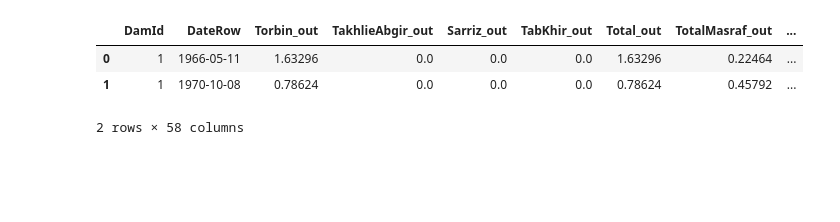
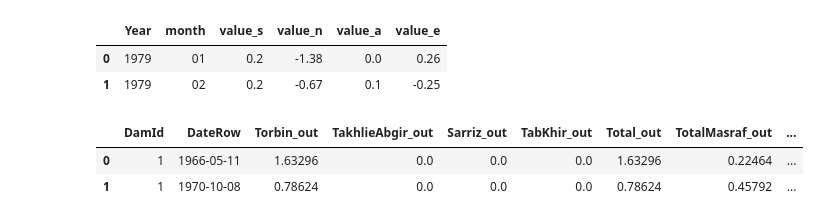
Before and after one commit to homa-abedin/Dams, a Jupyter notebook: dams-teh.ipynb, the cells around one changed output. Drawn from its saved outputs; the diff is of its cells as text; code cells hidden in the pictures; blank space fills up the shorter version.

```diff
--- a/dams-teh.ipynb
+++ b/dams-teh.ipynb
@@ -25,0 +27,22 @@ import lightgbm
+# %%
+pd.set_option('display.max_columns', None)
+pd.set_option('display.max_rows', None)
+# %%
+oni = pd.read_excel('../input/climate-indeices/ONI.xlsx')
+enso = pd.read_excel('../input/climate-indeices/ENSO.xlsx')
+#amo = pd.read_excel('../input/climate-indeices/AMO.xlsx')
+nao = pd.read_excel('../input/climate-indeices/NAO.xlsx')
+soi = pd.read_excel('../input/climate-indeices/SOI.xlsx')
+# %%
+oni=pd.melt(oni, id_vars=['Year'], var_name='month', value_name='value').sort_values(by=['Year','month'])
+enso=pd.melt(enso, id_vars=['Year'], var_name='month', value_name='value').sort_values(by=['Year','month'])
+#amo=pd.melt(amo, id_vars=['Year'], var_name='month', value_name='value').sort_values(by=['Year','month'])
+nao=pd.melt(nao, id_vars=['Year'], var_name='month', value_name='value').sort_values(by=['Year','month'])
+soi=pd.melt(soi, id_vars=['Year'], var_name='month', value_name='value').sort_values(by=['Year','month'])
+# %%
+climate=soi.merge( nao ,how='left', on= ['Year', 'month'],suffixes=('_s', '_n') ).merge(oni,how='left', on= ['Year', 'month']).merge(enso,how='left', on= ['Year', 'month'],suffixes=('_a', '_e'))#.merge(amo,how='left', on= ['Year', 'month'])
+climate.head(2)
+# %% [output]
+|  | Year | month | value_s | value_n | value_a | value_e |
+| 0 | 1979 | 01 | 0.2 | -1.38 | 0.0 | 0.26 |
+| 1 | 1979 | 02 | 0.2 | -0.67 | 0.1 | -0.25 |
@@ -30,7 +80,6 @@ df.head(2)
 |  | DamId | DateRow | Torbin_out | TakhlieAbgir_out | Sarriz_out | TabKhir_out | Total_out | TotalMasraf_out | ... |
 | 0 | 1 | 1966-05-11 | 1.63296 | 0.0 | 0.0 | 0.0 | 1.63296 | 0.22464 | ... |
 | 1 | 1 | 1970-10-08 | 0.78624 | 0.0 | 0.0 | 0.0 | 0.78624 | 0.45792 | ... |
-2 rows × 58 columns
 # %%
 df['humidity']=df[['NamNesbi6_5', 'NamNesbi12_5','NamNesbi18_5']].mean(axis=1)
 df['daraje']= df[['MinDarajehararat_in','MaxDarajehararat_in']].mean(axis=1)
```
Also changed, not shown: parts of 22 cells of this notebook.
